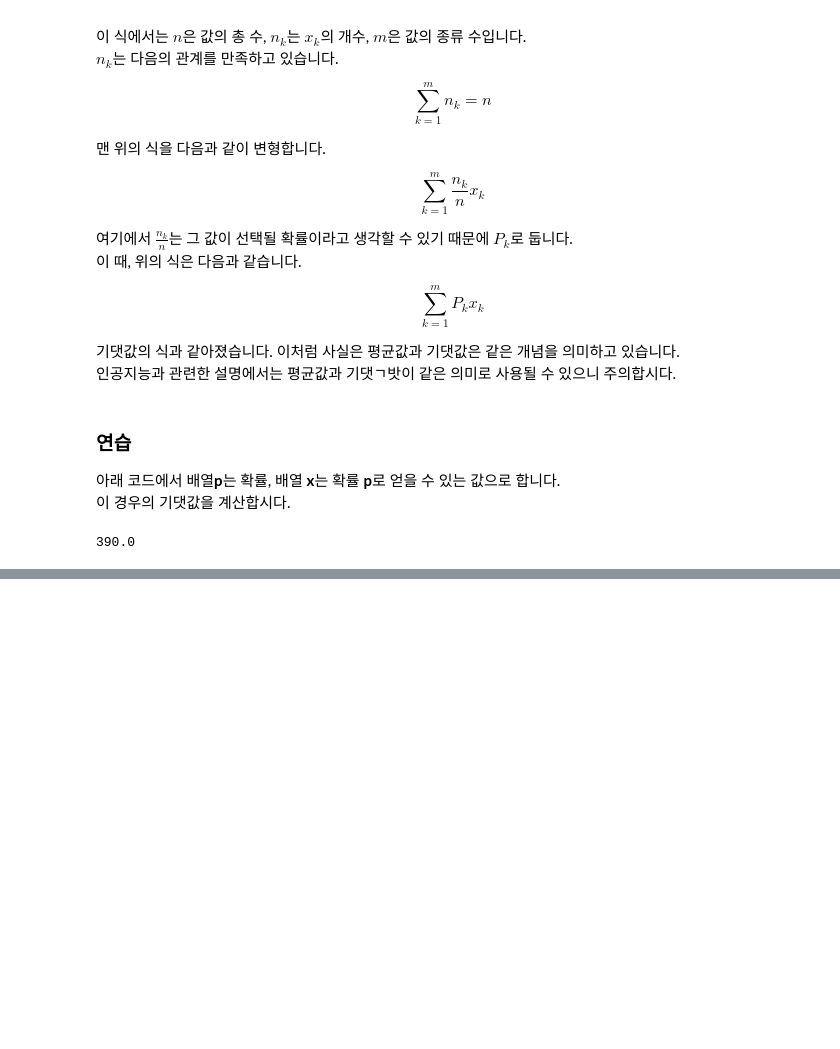
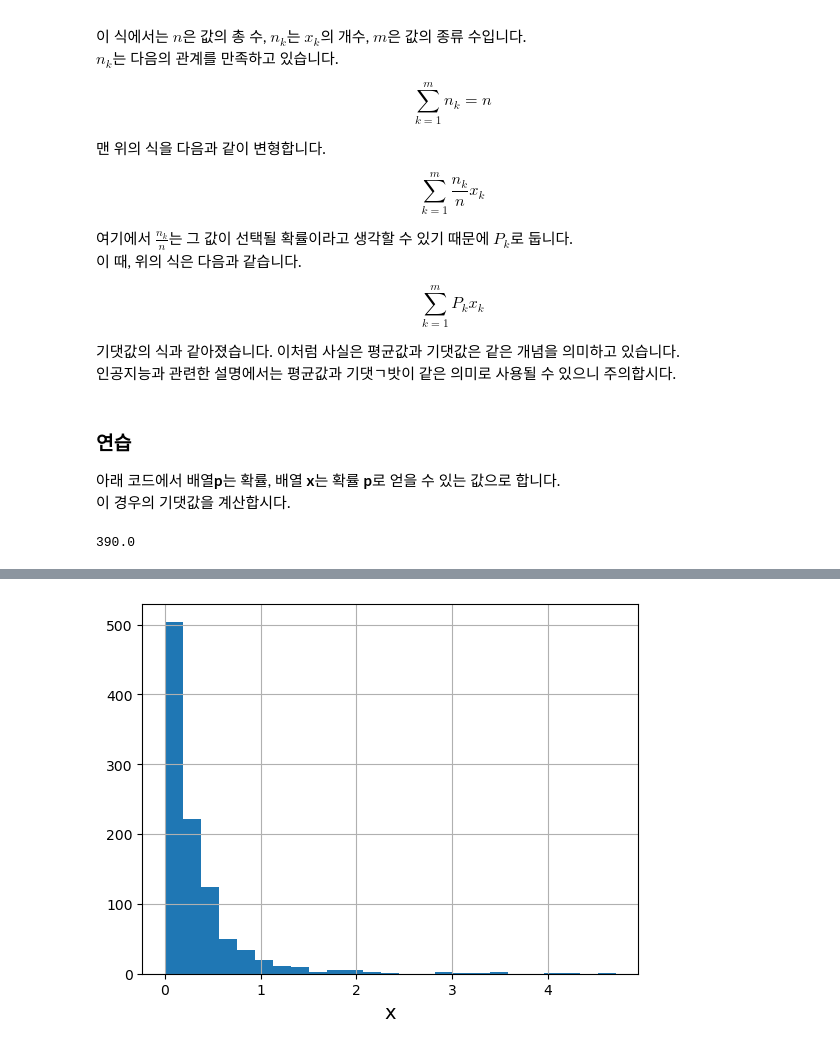
Before and after one commit to gsmin02/AI-Python-STUDY, a Jupyter notebook: Chapter/Chapter 6.ipynb, the cells around one changed output, grey strips where cells are left out. Cells and saved outputs as stored; diff of their text form; code cells hidden in the pictures; blank space fills up the shorter version.

```diff
--- a/Chapter/Chapter 6.ipynb
+++ b/Chapter/Chapter 6.ipynb
@@ -261,0 +474,18 @@ $$ V = \frac{(55 － 50)^2 ＋ (45 － 50)^2 ＋ (60 － 50)^2 ＋ (40 － 50)^2
+# %%
+#리스트6.15
+
+import numpy as np
+import matplotlib.pyplot as plt
+
+# 파레토 분포를 따르는 난수를 생성
+s = np.random.pareto(4, 1000) # a=4, m=1, 1000개
+
+# 히스토그램
+plt.hist(s, bins=25)
+
+plt.xlabel("x", size=14)
+plt.grid()
+
+plt.show()
+# %% [output]
+[figure, added]
```
Also changed, not shown: parts of 40 cells of this notebook.
